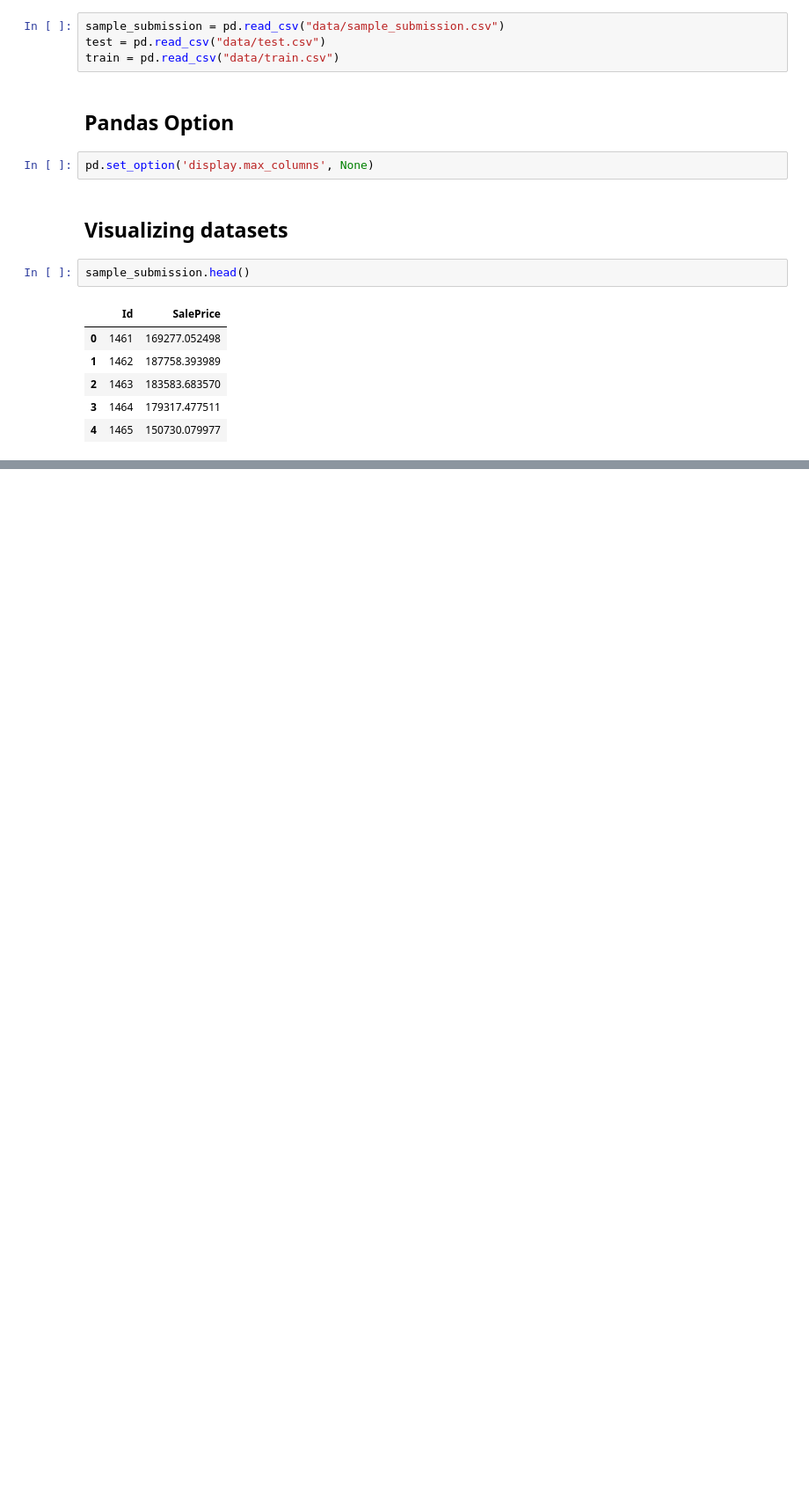
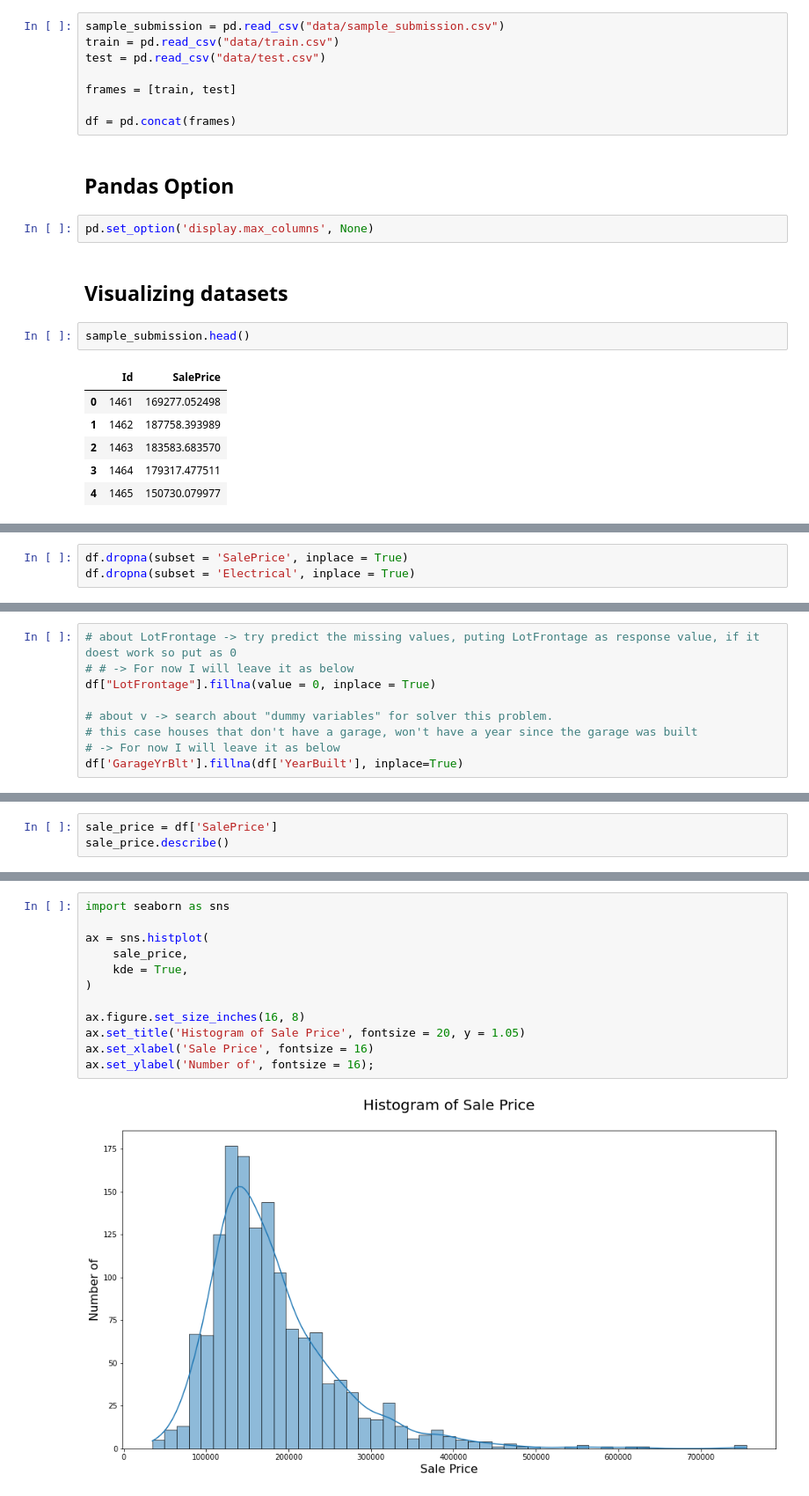
Before and after one commit to Gabriel-limadev/house_prices_regression, a Jupyter notebook: house_prices_regression.ipynb, the cells around one changed output, grey strips where cells are left out. Shown at 88% size. Saved outputs shown, nothing was run; the diff lists cells and outputs as text; blank space fills up the shorter version.

Commit message:
Organizing code, analyzing SalePrice and removing outliers

```diff
--- a/house_prices_regression.ipynb
+++ b/house_prices_regression.ipynb
@@ -25,8 +25,12 @@ import matplotlib.pyplot as plt
 import seaborn as sns
 # %%
 sample_submission = pd.read_csv("data/sample_submission.csv")
+train = pd.read_csv("data/train.csv")
 test = pd.read_csv("data/test.csv")
-train = pd.read_csv("data/train.csv")
+
+frames = [train, test]
+
+df = pd.concat(frames)
 # %% [markdown]
 ## Pandas Option
 # %%
@@ -117,0 +125,3 @@ verify_missing_values(train, "Electrical", 0)
+# %%
+df.dropna(subset = 'SalePrice', inplace = True)
+df.dropna(subset = 'Electrical', inplace = True)
@@ -117,0 +148,9 @@ verify_missing_values(train, "Electrical", 0)
+# %%
+# about LotFrontage -> try predict the missing values, puting LotFrontage as response value, if it doest work so put as 0
+# # -> For now I will leave it as below
+df["LotFrontage"].fillna(value = 0, inplace = True)
+
+# about v -> search about "dummy variables" for solver this problem.
+# this case houses that don't have a garage, won't have a year since the garage was built
+# -> For now I will leave it as below
+df['GarageYrBlt'].fillna(df['YearBuilt'], inplace=True)
@@ -117,0 +164,3 @@ verify_missing_values(train, "Electrical", 0)
+# %%
+sale_price = df['SalePrice']
+sale_price.describe()
@@ -117,0 +179,14 @@ verify_missing_values(train, "Electrical", 0)
+# %%
+import seaborn as sns
+
+ax = sns.histplot(
+    sale_price,
+    kde = True,
+)
+
+ax.figure.set_size_inches(16, 8)
+ax.set_title('Histogram of Sale Price', fontsize = 20, y = 1.05)
+ax.set_xlabel('Sale Price', fontsize = 16)
+ax.set_ylabel('Number of', fontsize = 16);
+# %% [output]
+[figure, added]
```
Also changed, not shown: parts of 34 cells of this notebook.
